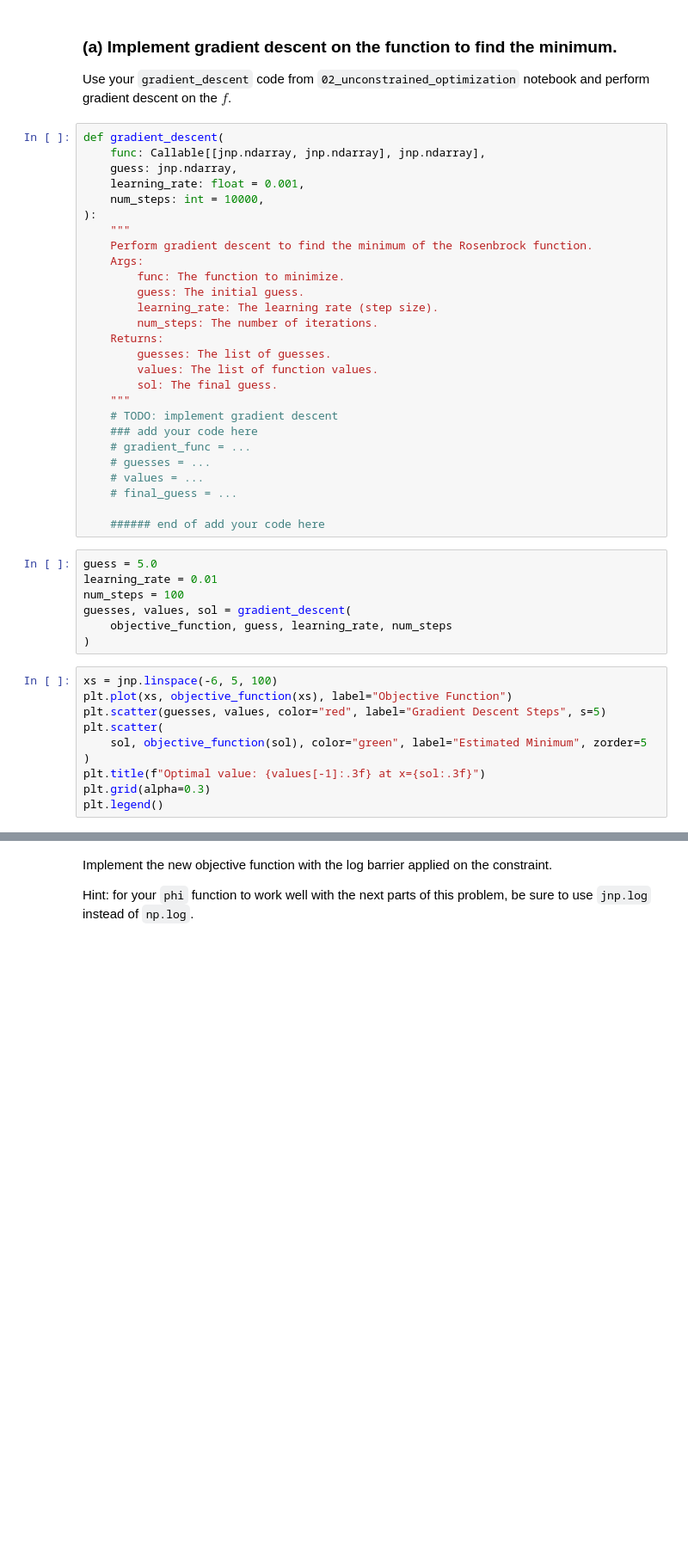
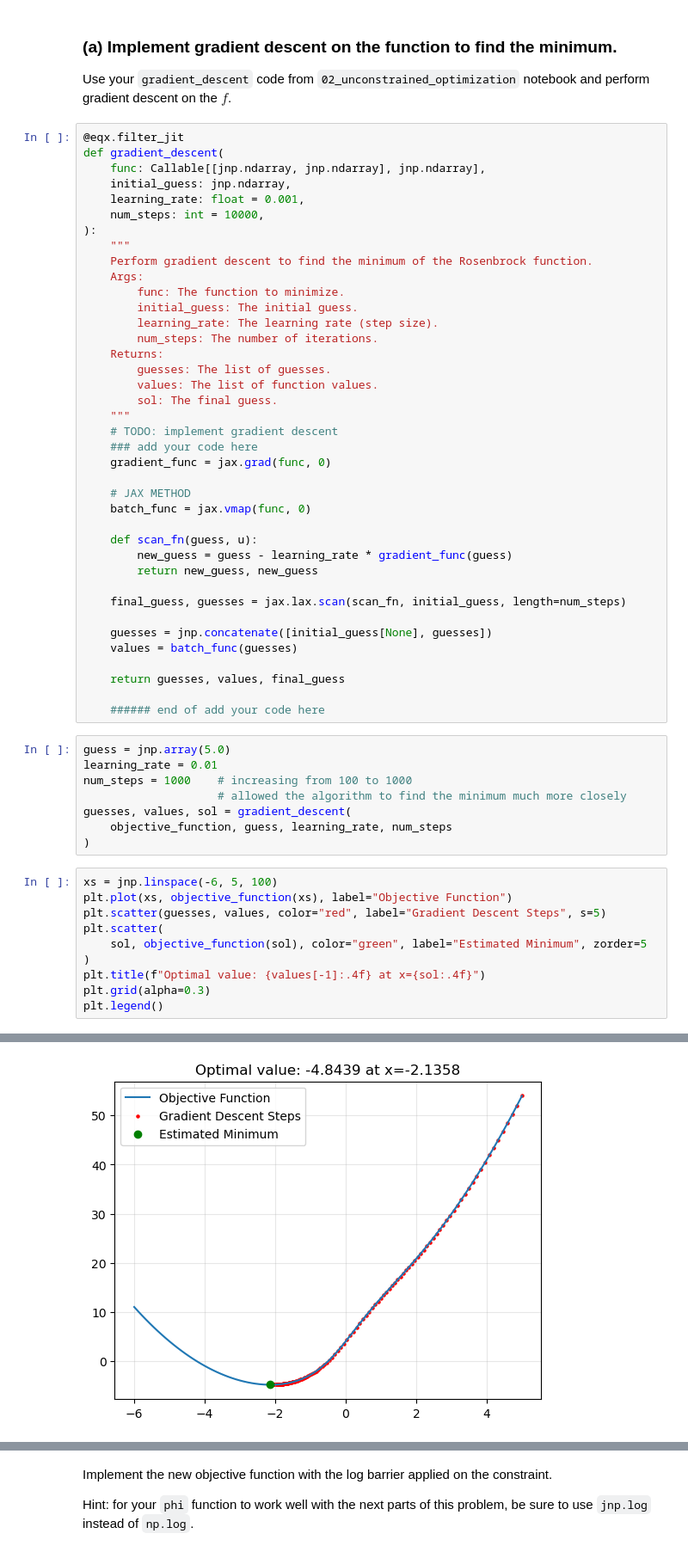
Before and after one commit to jimmyfowler/lmc-exercises, a Jupyter notebook: exercises/03a_constrained_optimization_logbarrier.ipynb, the cells around one changed output, grey strips where cells are left out. Shown at 86% size. Saved outputs shown, nothing was run; the diff lists cells and outputs as text; blank space fills up the shorter version.

```diff
--- a/exercises/03a_constrained_optimization_logbarrier.ipynb
+++ b/exercises/03a_constrained_optimization_logbarrier.ipynb
@@ -52,9 +56,10 @@ plt.legend()
 
 Use your `gradient_descent` code from `02_unconstrained_optimization` notebook and perform gradient descent on the $f$.
 # %%
+@eqx.filter_jit
 def gradient_descent(
     func: Callable[[jnp.ndarray, jnp.ndarray], jnp.ndarray],
-    guess: jnp.ndarray,
+    initial_guess: jnp.ndarray,
     learning_rate: float = 0.001,
     num_steps: int = 10000,
 ):
@@ -62,7 +67,7 @@ def gradient_descent(
     Perform gradient descent to find the minimum of the Rosenbrock function.
     Args:
         func: The function to minimize.
-        guess: The initial guess.
+        initial_guess: The initial guess.
         learning_rate: The learning rate (step size).
         num_steps: The number of iterations.
     Returns:
@@ -72,16 +77,28 @@ def gradient_descent(
     """
     # TODO: implement gradient descent
     ### add your code here
-    # gradient_func = ...
-    # guesses = ...
-    # values = ...
-    # final_guess = ...
+    gradient_func = jax.grad(func, 0)
+
+    # JAX METHOD
+    batch_func = jax.vmap(func, 0)
+
+    def scan_fn(guess, u):
+        new_guess = guess - learning_rate * gradient_func(guess)
+        return new_guess, new_guess
+
+    final_guess, guesses = jax.lax.scan(scan_fn, initial_guess, length=num_steps)
+
+    guesses = jnp.concatenate([initial_guess[None], guesses])
+    values = batch_func(guesses)
+
+    return guesses, values, final_guess
 
     ###### end of add your code here
 # %%
-guess = 5.0
+guess = jnp.array(5.0)
 learning_rate = 0.01
-num_steps = 100
+num_steps = 1000    # increasing from 100 to 1000
+                    # allowed the algorithm to find the minimum much more closely
 guesses, values, sol = gradient_descent(
     objective_function, guess, learning_rate, num_steps
 )
@@ -92,6 +109,7 @@ plt.scatter(guesses, values, color="red", label="Gradient Descent Steps", s=5)
 plt.scatter(
     sol, objective_function(sol), color="green", label="Estimated Minimum", zorder=5
 )
-plt.title(f"Optimal value: {values[-1]:.3f} at x={sol:.3f}")
+plt.title(f"Optimal value: {values[-1]:.4f} at x={sol:.4f}")
 plt.grid(alpha=0.3)
 plt.legend()
+# %% [output]
@@ -98,3 +117,4 @@ plt.legend()
+[figure, added]
 # %% [markdown]
 ### (b) Applying log-barrier for solving constrained optimization problems
 
```
Also changed, not shown: parts of 7 cells of this notebook.
